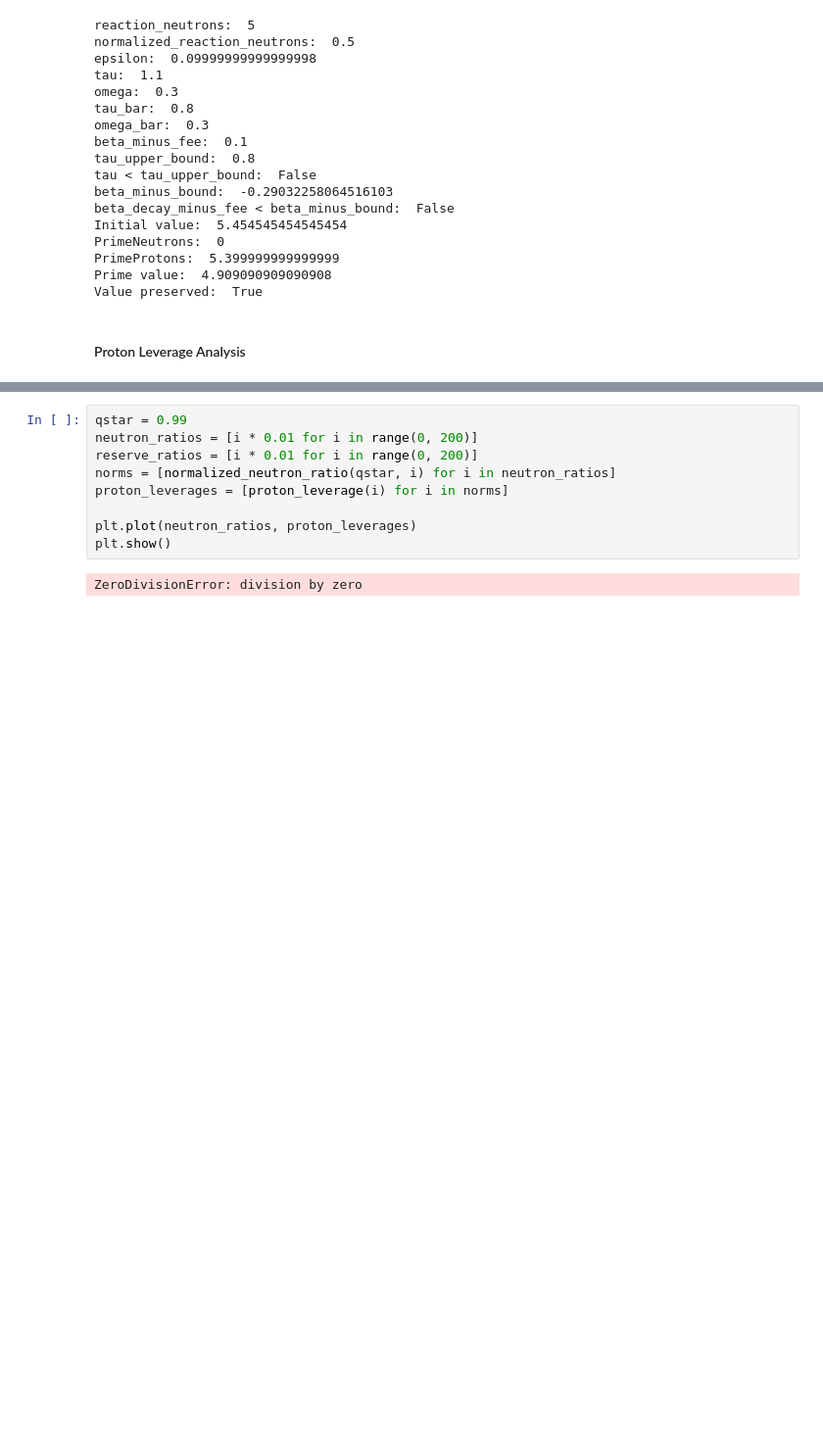
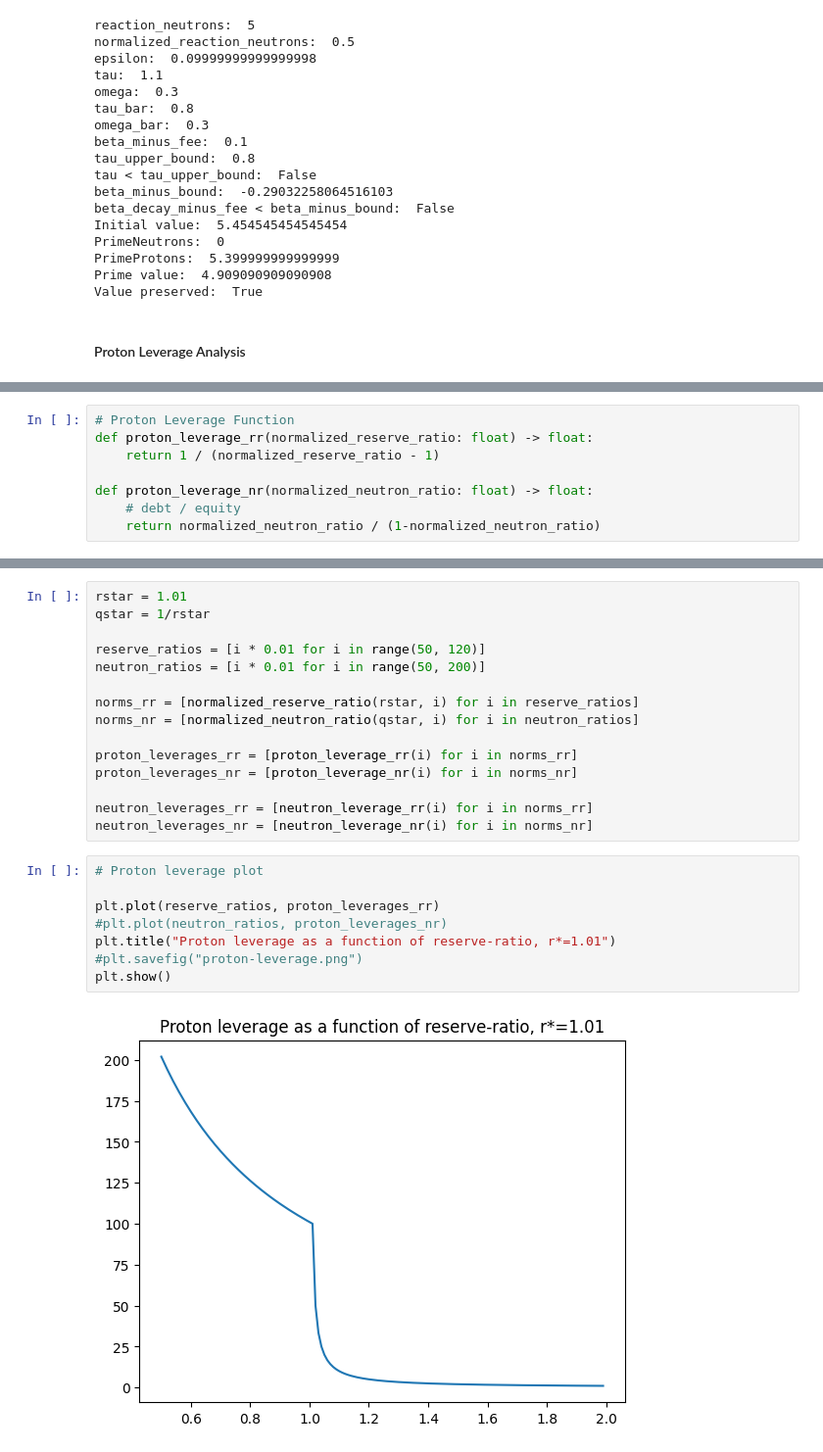
Before and after one commit to ldgaetano/gluon-sims, a Jupyter notebook: gluon-z-sims.ipynb, the cells around one changed output, grey strips where cells are left out. Shown at 98% size. Saved outputs shown, nothing was run; the diff lists cells and outputs as text; blank space fills up the shorter version.

Commit message:
feat: neutron leverage

```diff
--- a/gluon-z-sims.ipynb
+++ b/gluon-z-sims.ipynb
@@ -340,0 +343,8 @@ def normalized_neutron_ratio(critical_neutron_ratio: float, neutron_ratio: float
+# %%
+# Proton Leverage Function
+def proton_leverage_rr(normalized_reserve_ratio: float) -> float:
+    return 1 / (normalized_reserve_ratio - 1)
+
+def proton_leverage_nr(normalized_neutron_ratio: float) -> float:
+    # debt / equity
+    return normalized_neutron_ratio / (1-normalized_neutron_ratio)
@@ -341,11 +358,25 @@ def normalized_neutron_ratio(critical_neutron_ratio: float, neutron_ratio: float
 # %%
-qstar = 0.99
-neutron_ratios = [i * 0.01 for i in range(0, 200)]
-reserve_ratios = [i * 0.01 for i in range(0, 200)]
-norms = [normalized_neutron_ratio(qstar, i) for i in neutron_ratios]
-proton_leverages = [proton_leverage(i) for i in norms]
+rstar = 1.01
+qstar = 1/rstar
 
-plt.plot(neutron_ratios, proton_leverages)
-plt.show()
+reserve_ratios = [i * 0.01 for i in range(50, 120)]
+neutron_ratios = [i * 0.01 for i in range(50, 200)]
+
+norms_rr = [normalized_reserve_ratio(rstar, i) for i in reserve_ratios]
+norms_nr = [normalized_neutron_ratio(qstar, i) for i in neutron_ratios]
+
+proton_leverages_rr = [proton_leverage_rr(i) for i in norms_rr]
+proton_leverages_nr = [proton_leverage_nr(i) for i in norms_nr]
+
+neutron_leverages_rr = [neutron_leverage_rr(i) for i in norms_rr]
+neutron_leverages_nr = [neutron_leverage_nr(i) for i in norms_nr]
-# %% [output]
-ZeroDivisionError: division by zero
+# %%
+# Proton leverage plot
+
+plt.plot(reserve_ratios, proton_leverages_rr)
+#plt.plot(neutron_ratios, proton_leverages_nr)
+plt.title("Proton leverage as a function of reserve-ratio, r*=1.01")
+#plt.savefig("proton-leverage.png")
+plt.show()
+# %% [output]
+[figure, added]
```
Also changed, not shown: parts of 4 cells of this notebook.
